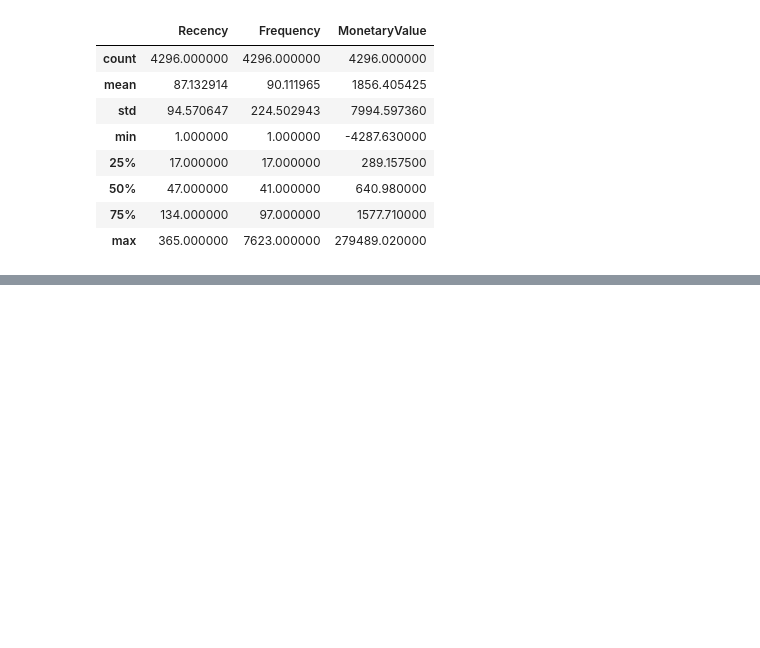
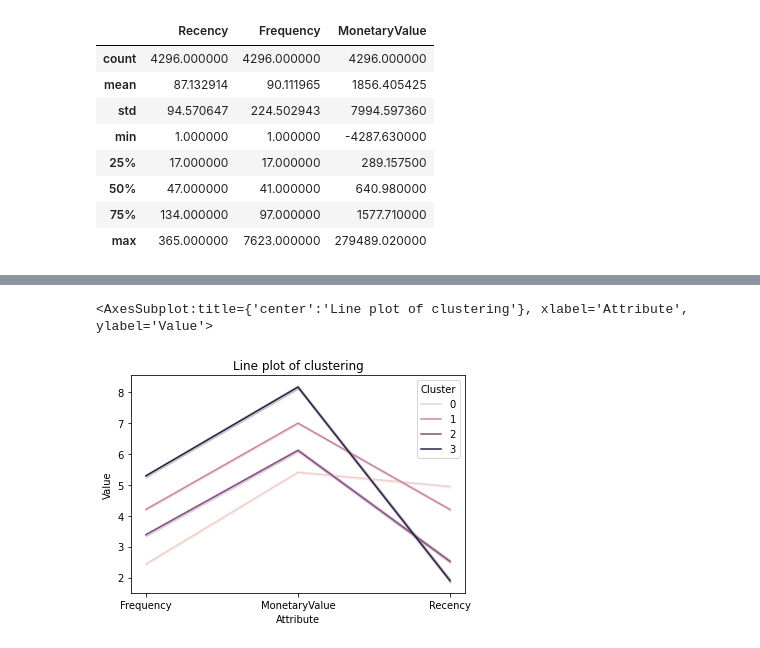
Before and after one commit to vannda21/customer_segmentaion, a Jupyter notebook: Customer_seg.ipynb, the cells around one changed output, grey strips where cells are left out. Drawn from its saved outputs; the diff is of its cells as text; code cells hidden in the pictures; blank space fills up the shorter version.

```diff
--- a/Customer_seg.ipynb
+++ b/Customer_seg.ipynb
@@ -932,0 +1076,14 @@ data[['Recency','Frequency','MonetaryValue']].describe()
+# %%
+kmeans = KMeans(n_clusters=4, random_state=1)
+
+# Compute k-means clustering on pre-processed data
+kmeans.fit(data_norm)
+
+# Extract cluster labels from labels_ attribute
+cluster_labels = kmeans.labels_
+# %%
+# Create a cluster label column in the original DataFrame
+data_norm_k4 = data_norm.assign(Cluster = cluster_labels)
+data_k4 = raw_data.assign(Cluster = cluster_labels)
+# %%
+data_norm_k4.index = data['CustomerID'].astype(int)
@@ -932,0 +1100,7 @@ data[['Recency','Frequency','MonetaryValue']].describe()
+# %%
+# Melt the data into along format so RFM values and metric names are stored in 1 column each
+data_melt = pd.melt(data_norm_k4.reset_index(),
+                    id_vars=['CustomerID', 'Cluster'],
+                    value_vars=['Frequency', 'MonetaryValue','Recency'],
+                    var_name='Attribute',
+                    value_name='Value')
@@ -932,0 +1123,6 @@ data[['Recency','Frequency','MonetaryValue']].describe()
+# %%
+plt.title('Line plot of clustering')
+sns.lineplot(x="Attribute", y="Value", hue='Cluster', data=data_melt)
+# %% [output]
+<AxesSubplot:title={'center':'Line plot of clustering'}, xlabel='Attribute', ylabel='Value'>
+[figure, added]
```
Also changed, not shown: parts of 22 cells of this notebook.
